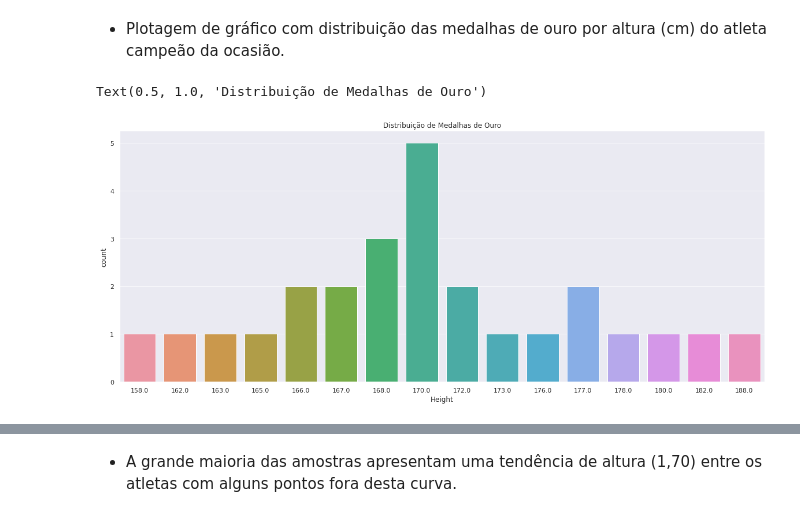
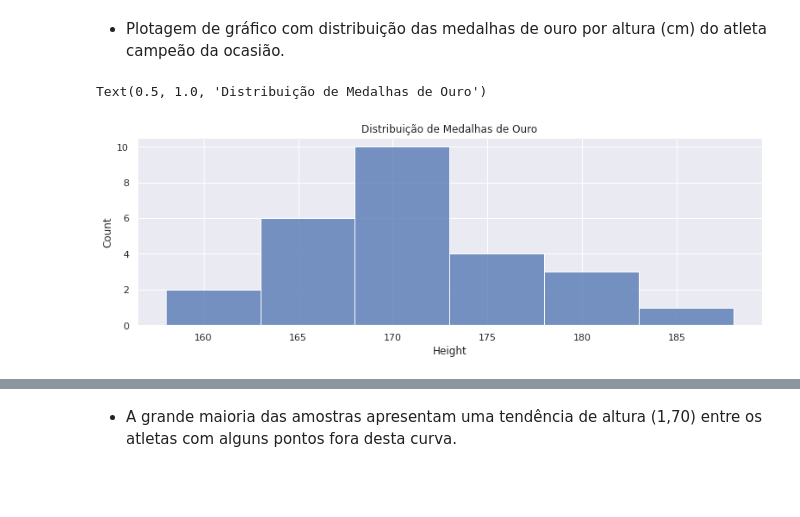
Before and after one commit to MSClaus/Olimpiadas_Analise, a Jupyter notebook: Jogos_Olimpicos.ipynb, the cells around one changed output, grey strips where cells are left out. Drawn from its saved outputs; the diff is of its cells as text; code cells hidden in the pictures; blank space fills up the shorter version.

```diff
--- a/Jogos_Olimpicos.ipynb
+++ b/Jogos_Olimpicos.ipynb
@@ -225,11 +225,11 @@ Text(0.5, 1.0, 'Distribuição de Medalhas de Ouro')
 # %% [markdown]
 - Plotagem de gráfico com distribuição das medalhas de ouro por altura (cm) do atleta campeão da ocasião.
 # %%
-plt.figure(figsize=(20, 8))
+plt.figure(figsize=(13, 4))
 plt.tight_layout()
-sns.countplot(x=maratonaMasculino['Height'])
+sns.histplot(x=maratonaMasculino['Height'])
 plt.title('Distribuição de Medalhas de Ouro')
 # %% [output]
 Text(0.5, 1.0, 'Distribuição de Medalhas de Ouro')
-[figure, old version]
+[figure, new version]
 # %%
```
Also changed, not shown: parts of 9 cells of this notebook.
